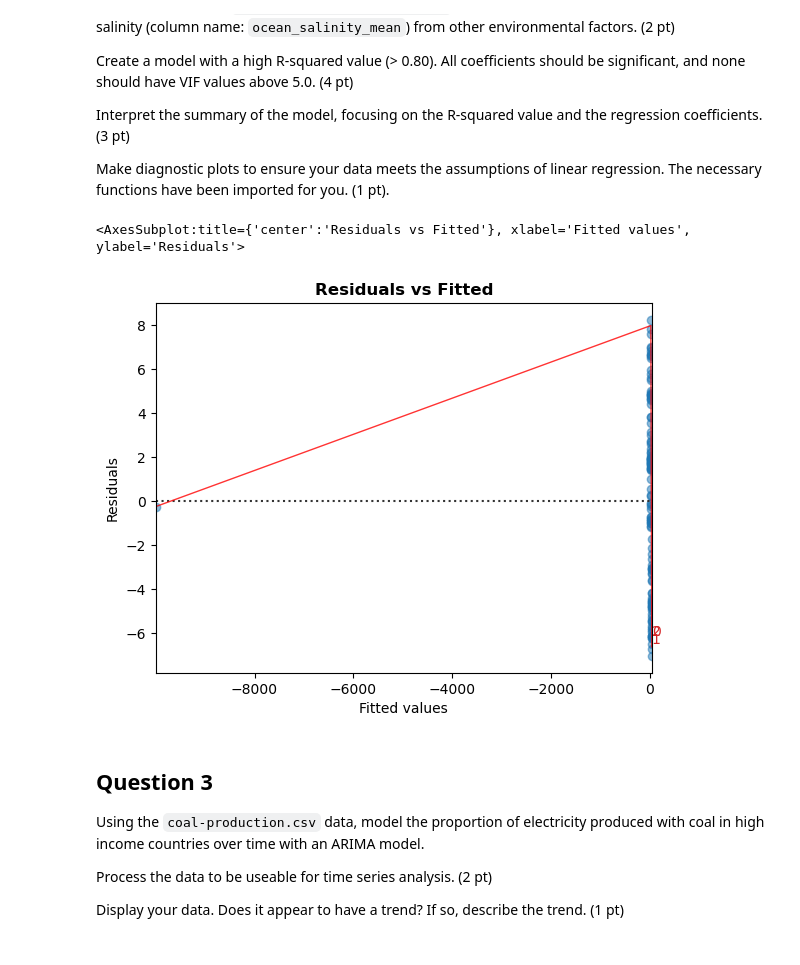
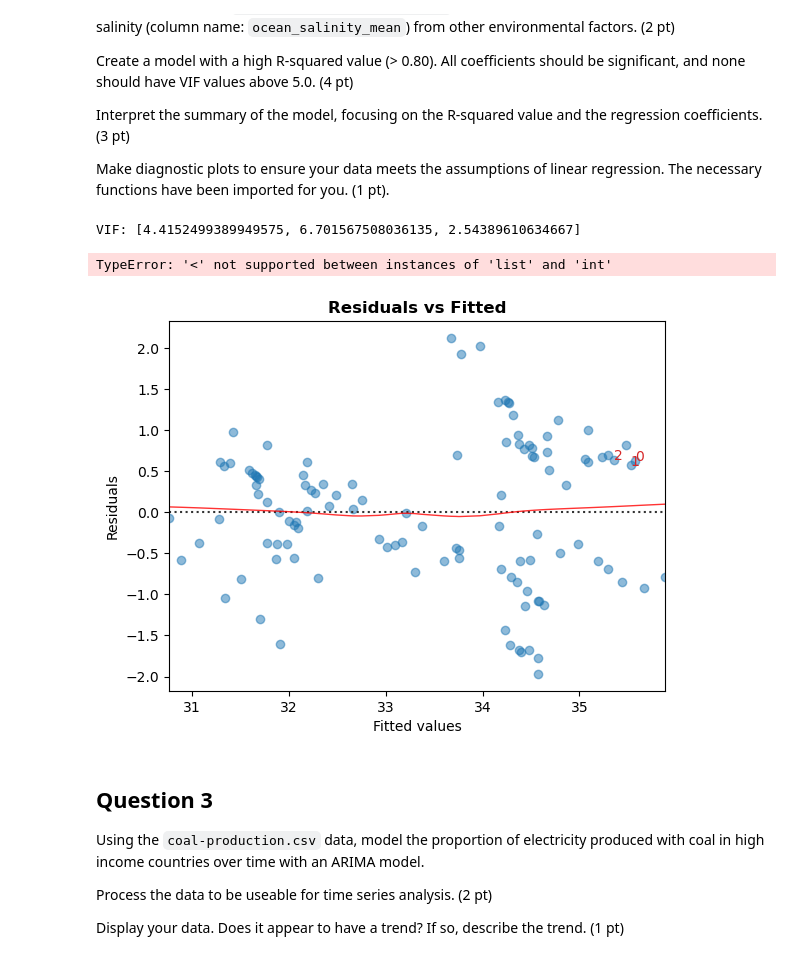
Before and after one commit to dzarur/assignment-5, a Jupyter notebook: answers.ipynb, the cells around one changed output. Cells and saved outputs as stored; diff of their text form; code cells hidden in the pictures.

```diff
--- a/answers.ipynb
+++ b/answers.ipynb
@@ -53,22 +53,35 @@ Make diagnostic plots to ensure your data meets the assumptions of linear regres
 # %%
 from utils import Linear_Reg_Diagnostic # do not change!
 import statsmodels.formula.api as smf
+import numpy as np
+from statsmodels.stats.outliers_influence import variance_inflation_factor
 
 tidal = pd.read_csv("data/tidal_wetland_estuaries.csv")
+tidal.replace(-9999, np.nan, inplace=True)
+tidal.dropna(inplace=True)
 # tidalModel = smf.ols(formula = "ocean_salinity_mean",data=tidal).fit()
 # oceanSal = tidal["ocean_salinity_mean"]
 # autoModel = pm.auto_arima(oceanSal)
 # pd.Series(autoModel.predict_in_sample())
 # oceanSal.summary
 x = tidal[['air_temp_mean', 'mean_precip', 'tide_ht']]
 y = tidal['ocean_salinity_mean']
 model = smf.ols(formula = 'ocean_salinity_mean ~ air_temp_mean + mean_precip', data=tidal).fit()
 # Linear_Reg_Diagnostic(model, x, y)
 test = Linear_Reg_Diagnostic(model)
 test.residual_plot()
+
+model2 = smf.ols(formula = 'ocean_salinity_mean ~ air_temp_mean + mean_precip', data=tidal).fit()
+vif = [variance_inflation_factor(x.values, i) for i in range(x.shape[1])]
+print('VIF:', vif)
+pvalues = model.pvalues[1:]
+significant_vars = pvalues[pvalues < 0.05].index
+X = X.loc[:, significant_vars]
+finalModel = smf.ols((y, smf.add_constant(X)).fit())
 # %% [output]
-<AxesSubplot:title={'center':'Residuals vs Fitted'}, xlabel='Fitted values', ylabel='Residuals'>
+VIF: [4.4152499389949575, 6.701567508036135, 2.54389610634667]
+TypeError: '<' not supported between instances of 'list' and 'int'
-[figure, old version]
+[figure, new version]
 # %% [markdown]
 ## Question 3
 
```
Also changed, not shown: parts of 2 cells of this notebook.
